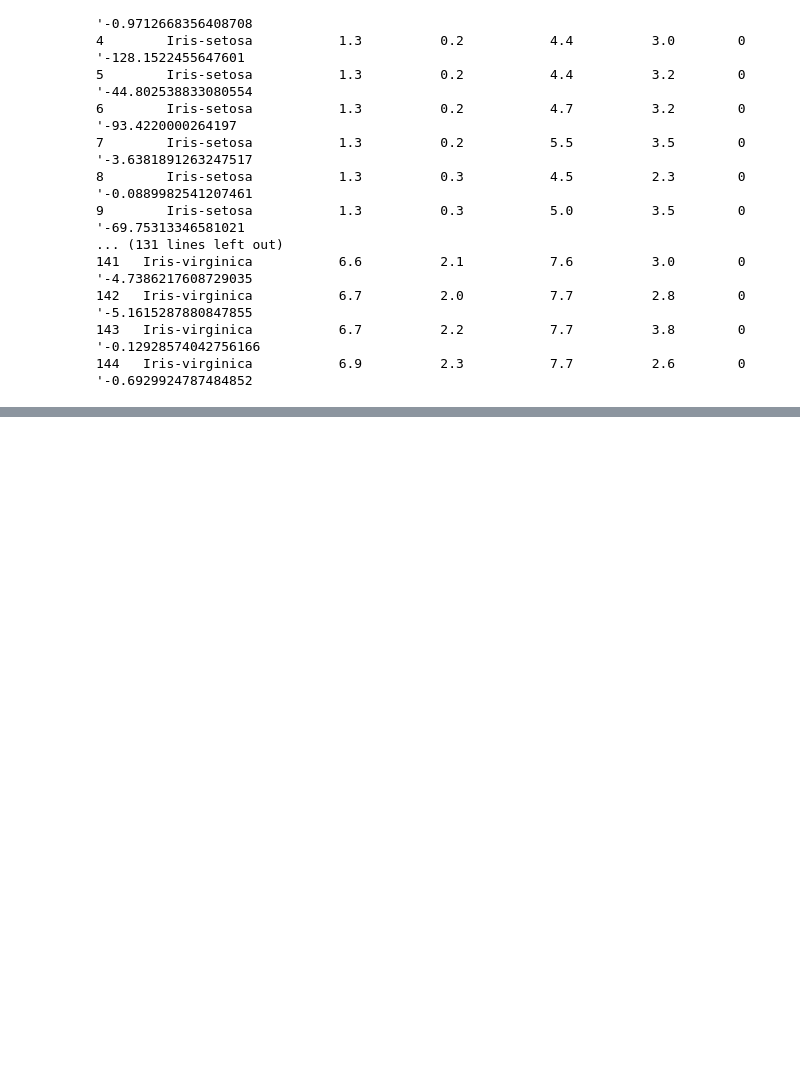
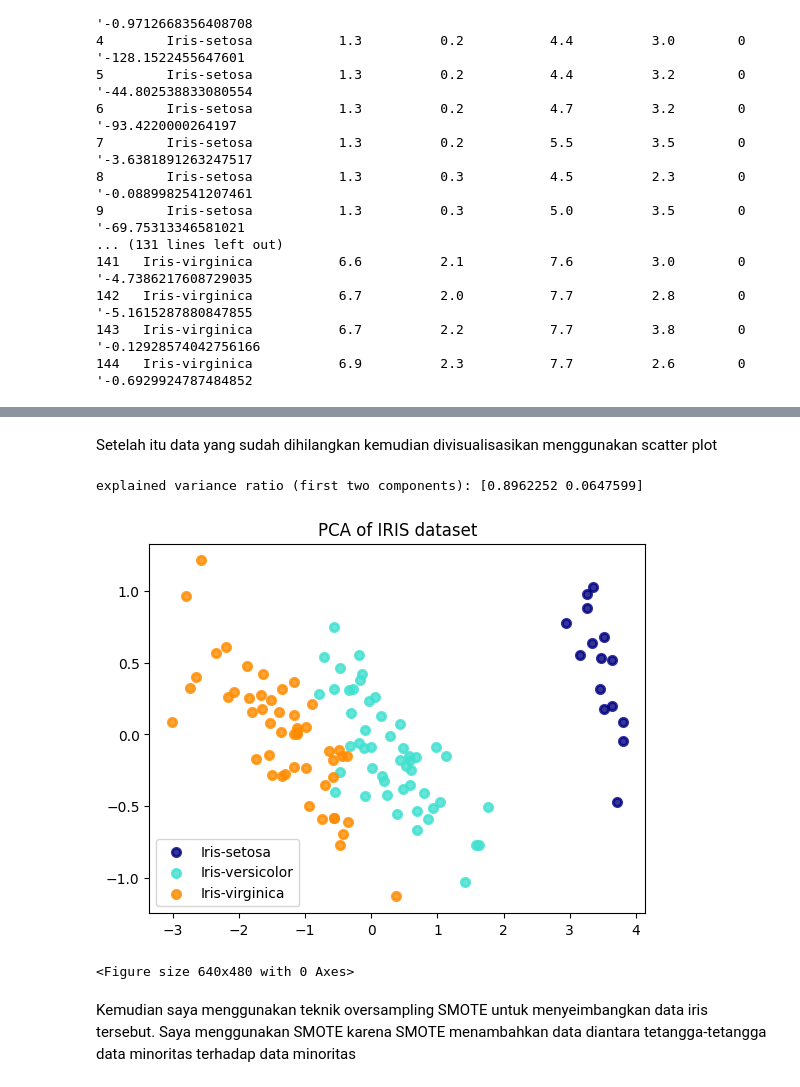
Before and after one commit to NaufalRabbani/PSD, a Jupyter notebook: bab-3_dp.ipynb, the cells around one changed output, grey strips where cells are left out. Saved outputs shown, nothing was run; the diff lists cells and outputs as text; code cells hidden in the pictures; blank space fills up the shorter version.

Commit message:
oversampling smote

```diff
--- a/bab-3_dp.ipynb
+++ b/bab-3_dp.ipynb
@@ -145,0 +236,75 @@ Data Bersih Hasil ABOD:
+# %% [markdown]
+Setelah itu data yang sudah dihilangkan kemudian divisualisasikan menggunakan scatter plot
+# %%
+# Authors: The scikit-learn developers
+# SPDX-License-Identifier: BSD-3-Clause
+
+import pandas as pd
+import matplotlib.pyplot as plt
+from sklearn.decomposition import PCA
+from sklearn.discriminant_analysis import LinearDiscriminantAnalysis
+
+# 1. Membaca dataset dari file CSV
+try:
+    iris_df = pd.read_csv('iris_modified.csv')
+except FileNotFoundError:
+    print("Error: Pastikan file 'iris_modified.csv' ada di direktori yang sama.")
+    exit()
+
+
+# 2. Memisahkan fitur (X) dan target (y) dari DataFrame
+# X adalah semua kolom kecuali 'id' dan 'Class'
+X = iris_df.drop(['id', 'Class'], axis=1)
+# y adalah kolom 'Class'
+y_categorical = iris_df['Class']
+
+# 3. Mengubah label target dari string menjadi angka (0, 1, 2)
+# LDA memerlukan target numerik. pd.factorize() mengembalikan label angka dan nama aslinya
+# y, target_names = pd.factorize(y_categorical)
+
+
+# --- Sisa kode Anda sekarang akan berjalan dengan benar ---
+
+# PCA
+pca = PCA(n_components=2)
+X_r = pca.fit(X).transform(X)
+
+# LDA
+# lda = LinearDiscriminantAnalysis(n_components=2)
+# X_r2 = lda.fit(X, y).transform(X)
+
+# Persentase varians yang dijelaskan oleh setiap komponen
+print(
+    "explained variance ratio (first two components): %s"
+    % str(pca.explained_variance_ratio_)
+)
+
+plt.figure()
+colors = ["navy", "turquoise", "darkorange"]
+lw = 2
+
+# Plotting PCA
+for color, i, target_name in zip(colors, [0, 1, 2], target_names):
+    plt.scatter(
+        X_r[y == i, 0], X_r[y == i, 1], color=color, alpha=0.8, lw=lw, label=target_name
+    )
+plt.legend(loc="best", shadow=False, scatterpoints=1)
+plt.title("PCA of IRIS dataset")
+
+plt.figure()
+
+# Plotting LDA
+# for color, i, target_name in zip(colors, [0, 1, 2], target_names):
+#     plt.scatter(
+#         X_r2[y == i, 0], X_r2[y == i, 1], alpha=0.8, color=color, label=target_name
+#     )
+# plt.legend(loc="best", shadow=False, scatterpoints=1)
+# plt.title("LDA of IRIS dataset")
+
+plt.show()
+# %% [output]
+explained variance ratio (first two components): [0.8962252 0.0647599]
+[figure, added]
+<Figure size 640x480 with 0 Axes>
+# %% [markdown]
+Kemudian saya menggunakan teknik oversampling SMOTE untuk menyeimbangkan data iris tersebut. Saya menggunakan SMOTE karena SMOTE menambahkan data diantara tetangga-tetangga data minoritas terhadap data minoritas
```
Also changed, not shown: parts of 12 cells of this notebook, 6 other files.
